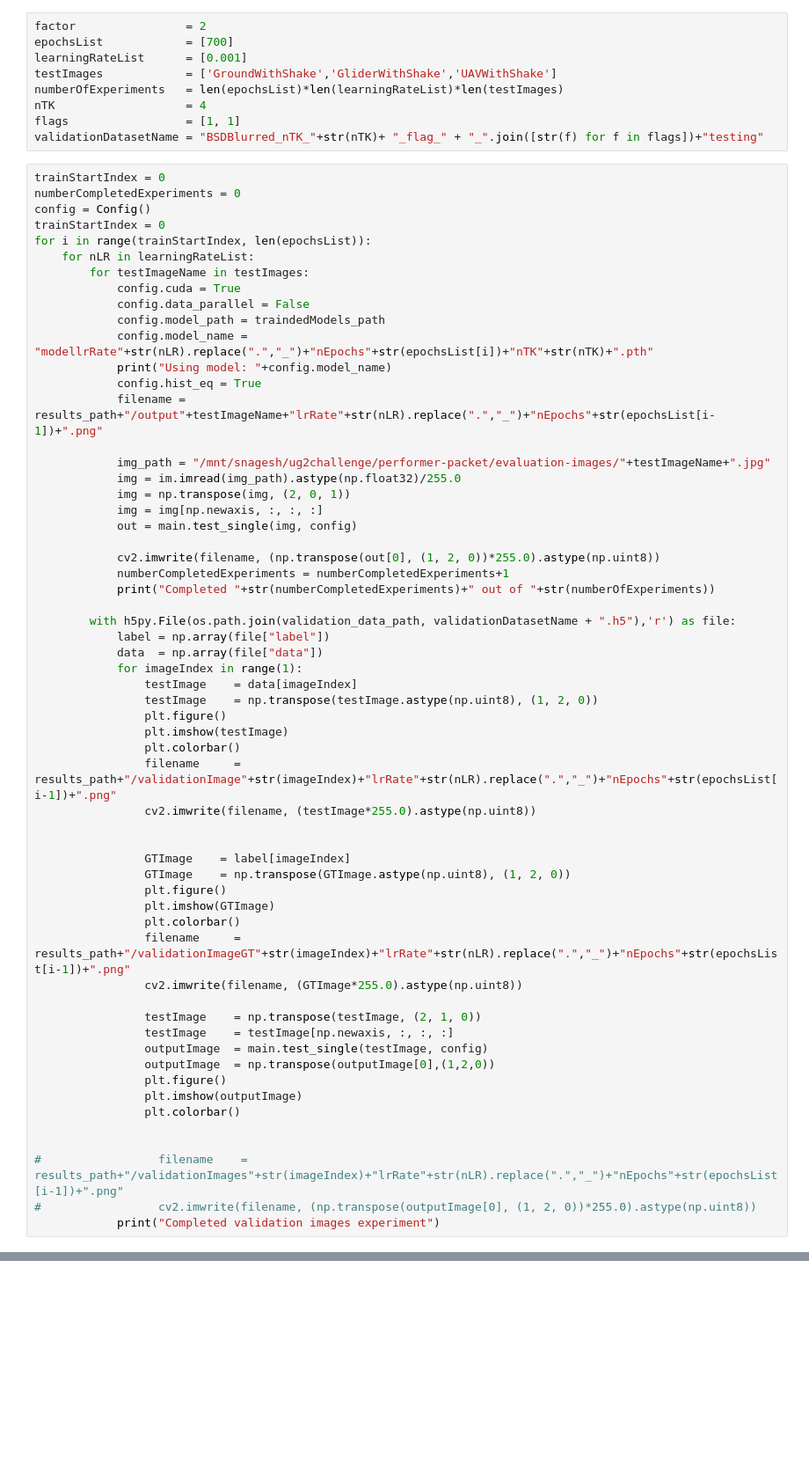
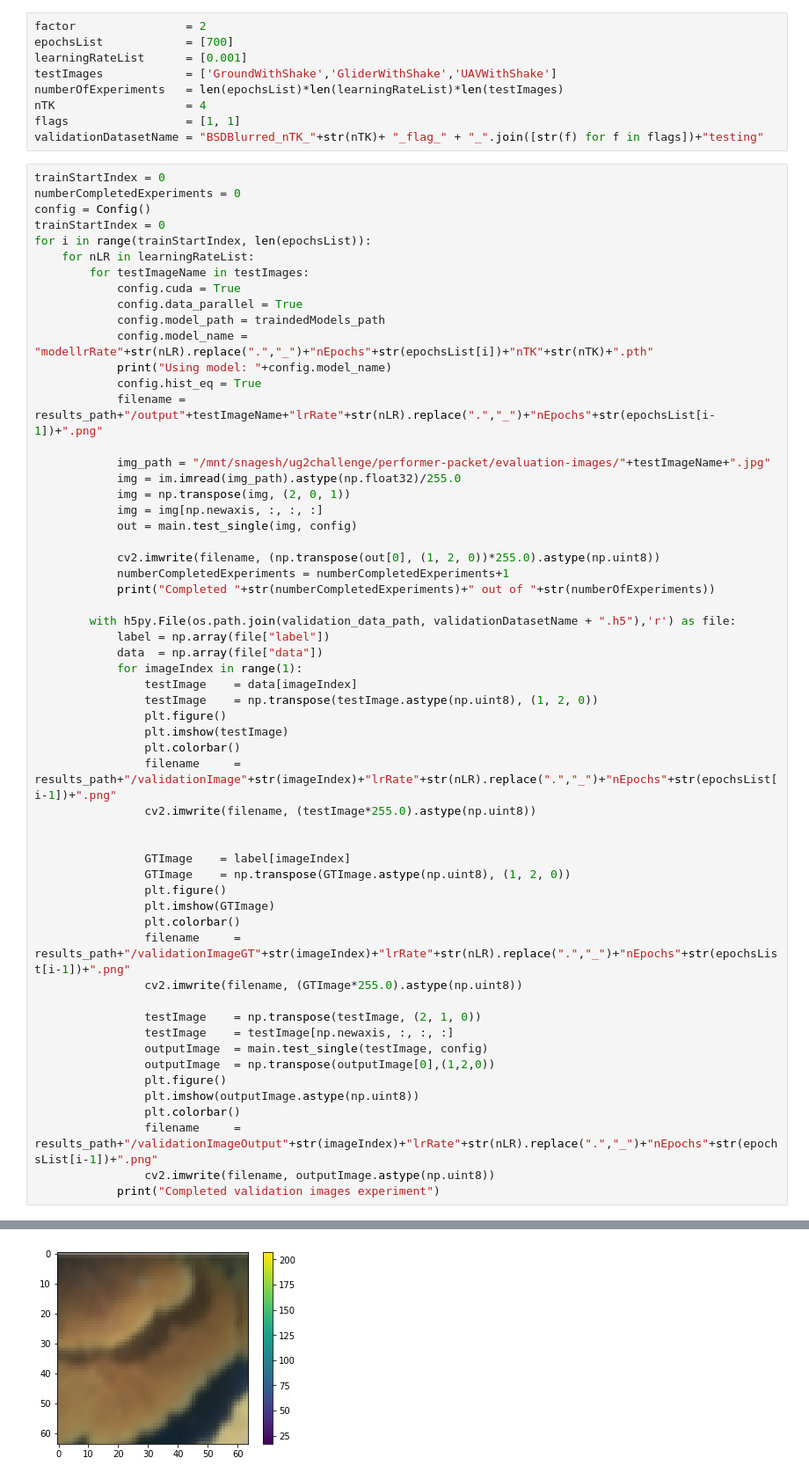
Before and after one commit to Sushobhan04/UG2, a Jupyter notebook: scripts/test_srnet.ipynb, the cells around one changed output, grey strips where cells are left out. Shown at 88% size. Saved outputs shown, nothing was run; the diff lists cells and outputs as text; blank space fills up the shorter version.

```diff
--- a/scripts/test_srnet.ipynb
+++ b/scripts/test_srnet.ipynb
@@ -36,7 +36,7 @@ for i in range(trainStartIndex, len(epochsList)):
     for nLR in learningRateList:
         for testImageName in testImages:
             config.cuda = True
-            config.data_parallel = False
+            config.data_parallel = True
             config.model_path = traindedModels_path
             config.model_name = "modellrRate"+str(nLR).replace(".","_")+"nEpochs"+str(epochsList[i])+"nTK"+str(nTK)+".pth"
             print("Using model: "+config.model_name)
@@ -79,12 +79,10 @@ for i in range(trainStartIndex, len(epochsList)):
                 outputImage  = main.test_single(testImage, config)
                 outputImage  = np.transpose(outputImage[0],(1,2,0))
                 plt.figure()
-                plt.imshow(outputImage)
+                plt.imshow(outputImage.astype(np.uint8))
                 plt.colorbar()
-
-
-#                 filename    = results_path+"/validationImages"+str(imageIndex)+"lrRate"+str(nLR).replace(".","_")+"nEpochs"+str(epochsList[i-1])+".png"
-#                 cv2.imwrite(filename, (np.transpose(outputImage[0], (1, 2, 0))*255.0).astype(np.uint8))
+                filename     = results_path+"/validationImageOutput"+str(imageIndex)+"lrRate"+str(nLR).replace(".","_")+"nEpochs"+str(epochsList[i-1])+".png"
+                cv2.imwrite(filename, outputImage.astype(np.uint8))
             print("Completed validation images experiment")
 # %% [output]
 Using model: modellrRate0_001nEpochs700nTK4.pth
@@ -91,0 +95 @@ KeyError: 'unexpected key "module.conv1.weight" in state_dict'
+[figure, added]
```
Also changed, not shown: parts of 1 cell of this notebook, 3 other files.
